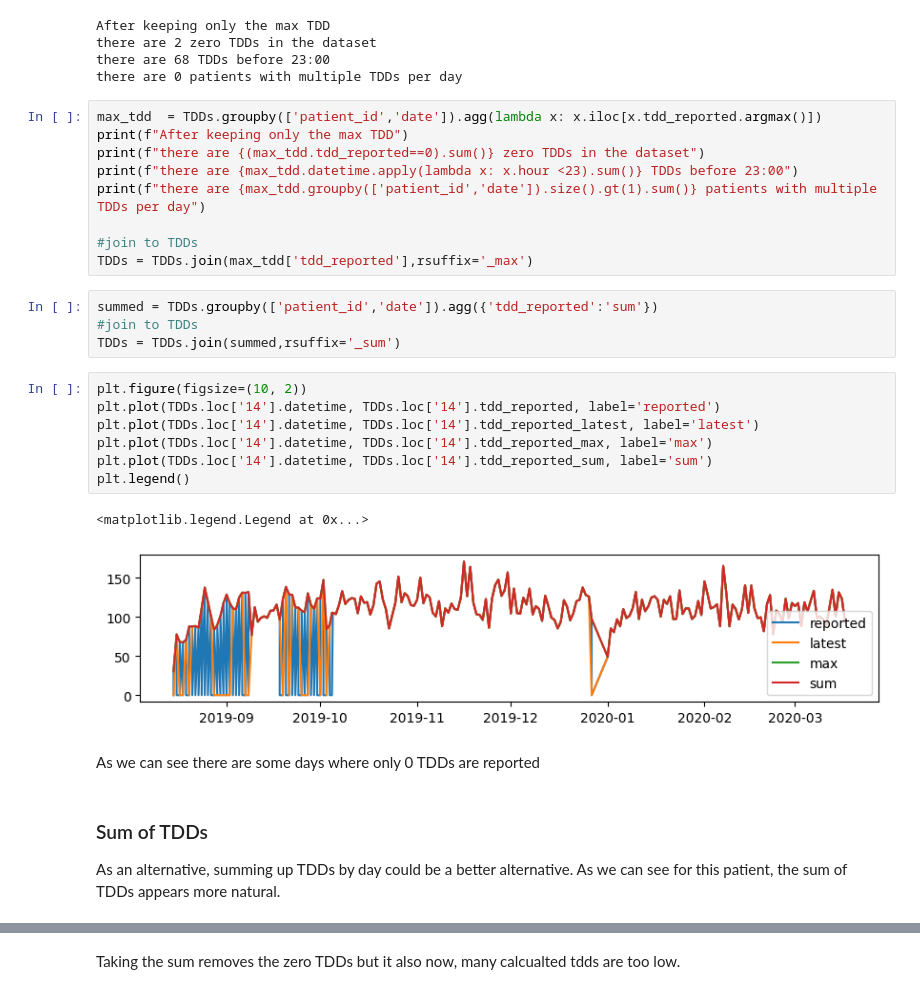
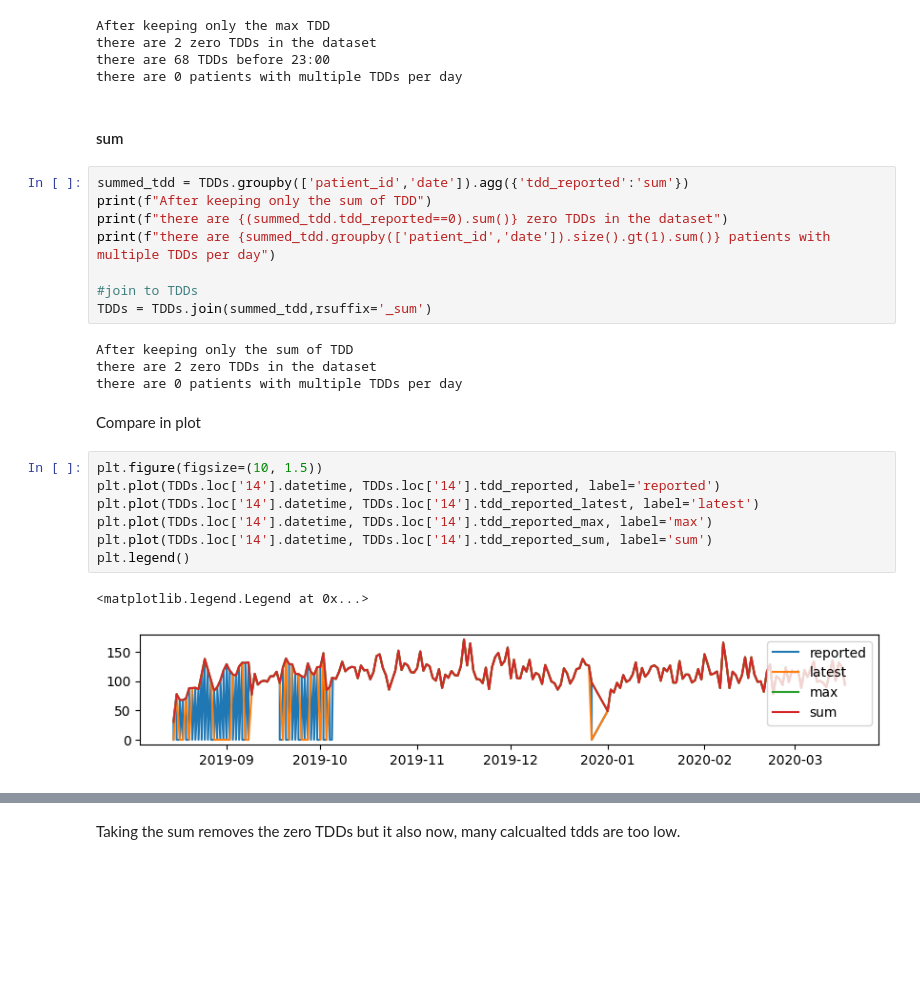
Before and after one commit to nudgebg/egvinsulin, a Jupyter notebook: notebooks/understand-flair-dataset/2024-07-12 - Understanding TDD Discrepancies in Flair Data.ipynb, the cells around one changed output, grey strips where cells are left out. Cells and saved outputs as stored; diff of their text form; blank space fills up the shorter version.

```diff
--- a/notebooks/understand-flair-dataset/2024-07-12 - Understanding TDD Discrepancies in Flair Data.ipynb
+++ b/notebooks/understand-flair-dataset/2024-07-12 - Understanding TDD Discrepancies in Flair Data.ipynb
@@ -522,31 +534,29 @@ After keeping only the max TDD
 there are 2 zero TDDs in the dataset
 there are 68 TDDs before 23:00
 there are 0 patients with multiple TDDs per day
-# %%
-max_tdd  = TDDs.groupby(['patient_id','date']).agg(lambda x: x.iloc[x.tdd_reported.argmax()])
-print(f"After keeping only the max TDD")
-print(f"there are {(max_tdd.tdd_reported==0).sum()} zero TDDs in the dataset")
-print(f"there are {max_tdd.datetime.apply(lambda x: x.hour <23).sum()} TDDs before 23:00")
-print(f"there are {max_tdd.groupby(['patient_id','date']).size().gt(1).sum()} patients with multiple TDDs per day")
-
-#join to TDDs
-TDDs = TDDs.join(max_tdd['tdd_reported'],rsuffix='_max')
+# %% [markdown]
+#### sum
 # %%
-summed = TDDs.groupby(['patient_id','date']).agg({'tdd_reported':'sum'})
+summed_tdd = TDDs.groupby(['patient_id','date']).agg({'tdd_reported':'sum'})
+print(f"After keeping only the sum of TDD")
+print(f"there are {(summed_tdd.tdd_reported==0).sum()} zero TDDs in the dataset")
+print(f"there are {summed_tdd.groupby(['patient_id','date']).size().gt(1).sum()} patients with multiple TDDs per day")
+
 #join to TDDs
-TDDs = TDDs.join(summed,rsuffix='_sum')
+TDDs = TDDs.join(summed_tdd,rsuffix='_sum')
+# %% [output]
+After keeping only the sum of TDD
+there are 2 zero TDDs in the dataset
+there are 0 patients with multiple TDDs per day
+# %% [markdown]
+Compare in plot
 # %%
-plt.figure(figsize=(10, 2))
+plt.figure(figsize=(10, 1.5))
 plt.plot(TDDs.loc['14'].datetime, TDDs.loc['14'].tdd_reported, label='reported')
 plt.plot(TDDs.loc['14'].datetime, TDDs.loc['14'].tdd_reported_latest, label='latest')
 plt.plot(TDDs.loc['14'].datetime, TDDs.loc['14'].tdd_reported_max, label='max')
 plt.plot(TDDs.loc['14'].datetime, TDDs.loc['14'].tdd_reported_sum, label='sum')
 plt.legend()
 # %% [output]
 <matplotlib.legend.Legend at 0x...>
-[figure, old version]
+[figure, new version]
-# %% [markdown]
-As we can see there are some days where only 0 TDDs are reported
-# %% [markdown]
-### Sum of TDDs
-As an alternative, summing up TDDs by day could be a better alternative. As we can see for this patient, the sum of TDDs appears more natural.
```
Also changed, not shown: parts of 51 cells of this notebook, 1 other file.
